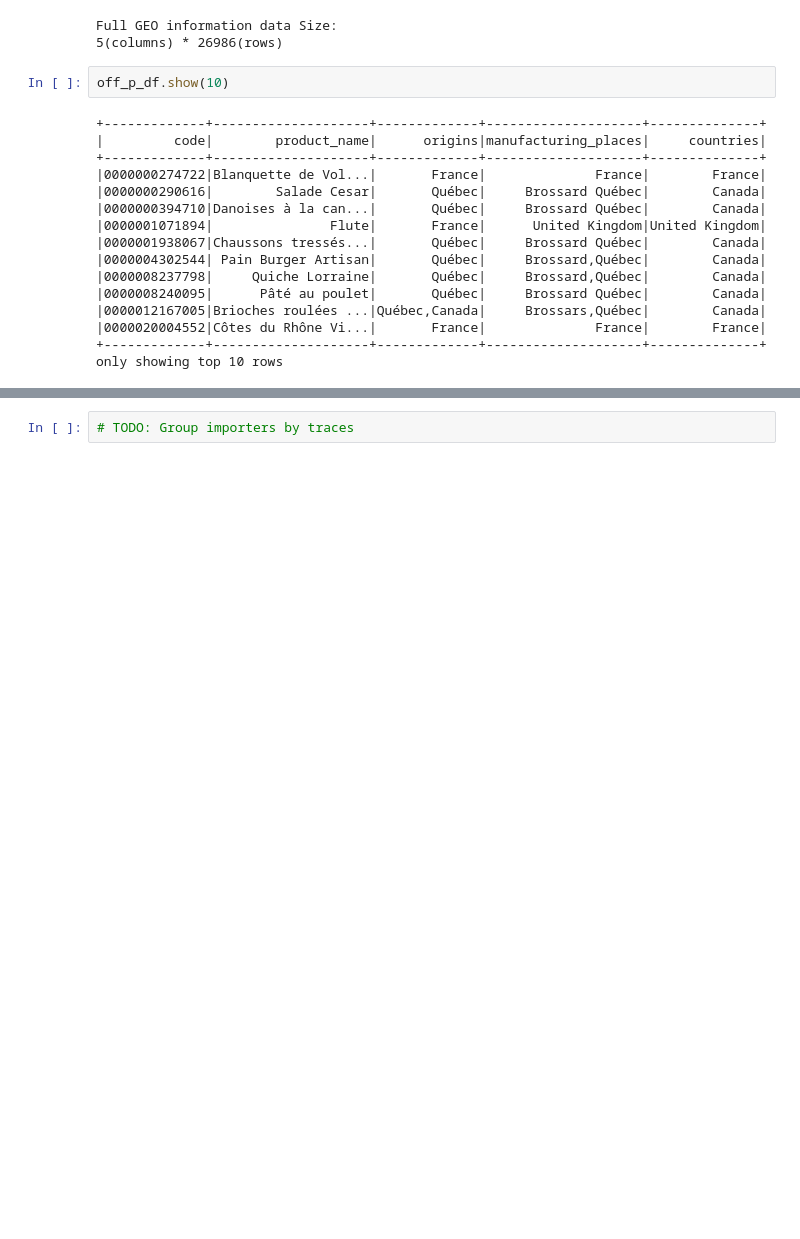
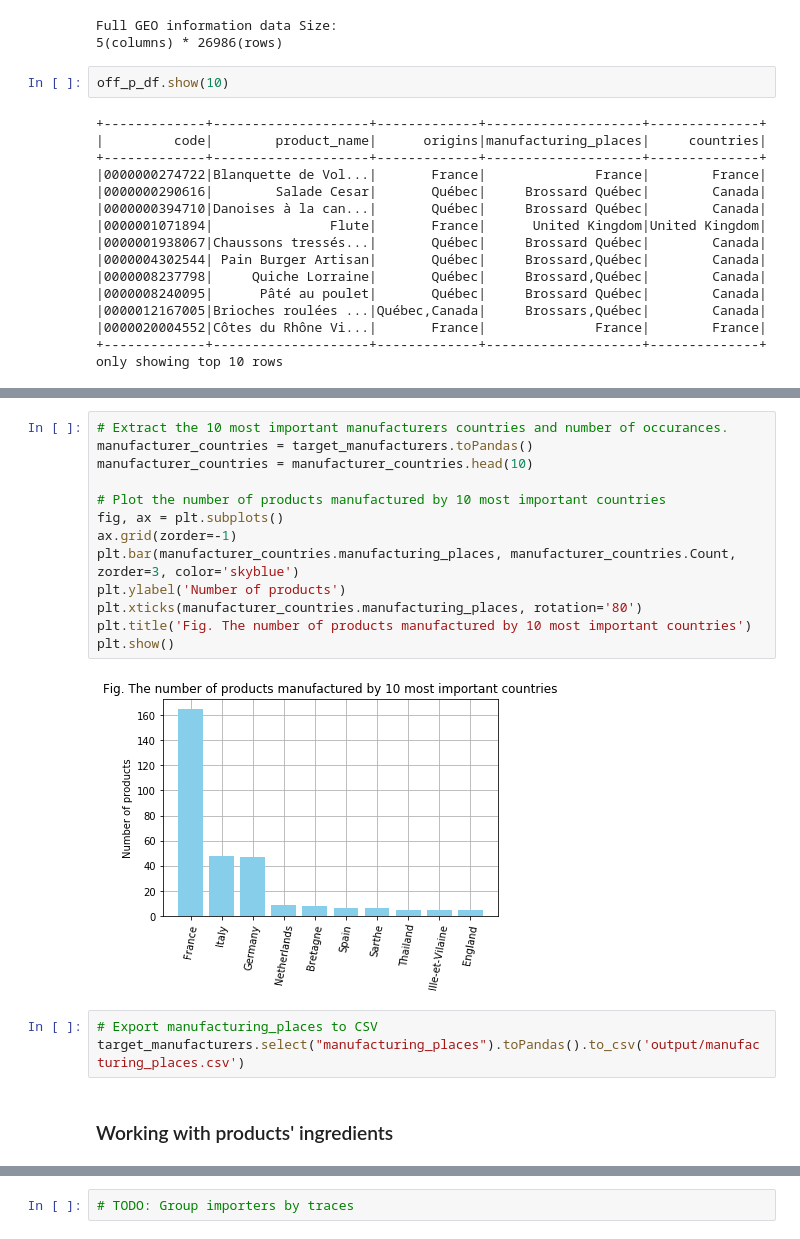
Before and after one commit to MrymZakani/ADA, a Jupyter notebook: project.ipynb, the cells around one changed output, grey strips where cells are left out. Drawn from its saved outputs; the diff is of its cells as text; blank space fills up the shorter version.

```diff
--- a/project.ipynb
+++ b/project.ipynb
@@ -326,0 +313,20 @@ only showing top 10 rows
+# %%
+# Extract the 10 most important manufacturers countries and number of occurances.
+manufacturer_countries = target_manufacturers.toPandas()
+manufacturer_countries = manufacturer_countries.head(10)
+
+# Plot the number of products manufactured by 10 most important countries
+fig, ax = plt.subplots()
+ax.grid(zorder=-1)
+plt.bar(manufacturer_countries.manufacturing_places, manufacturer_countries.Count, zorder=3, color='skyblue')
+plt.ylabel('Number of products')
+plt.xticks(manufacturer_countries.manufacturing_places, rotation='80')
+plt.title('Fig. The number of products manufactured by 10 most important countries')
+plt.show()
+# %% [output]
+[figure, added]
+# %%
+# Export manufacturing_places to CSV
+target_manufacturers.select("manufacturing_places").toPandas().to_csv('output/manufacturing_places.csv')
+# %% [markdown]
+### Working with products' ingredients
```
Also changed, not shown: parts of 65 cells of this notebook, 3 other files.
